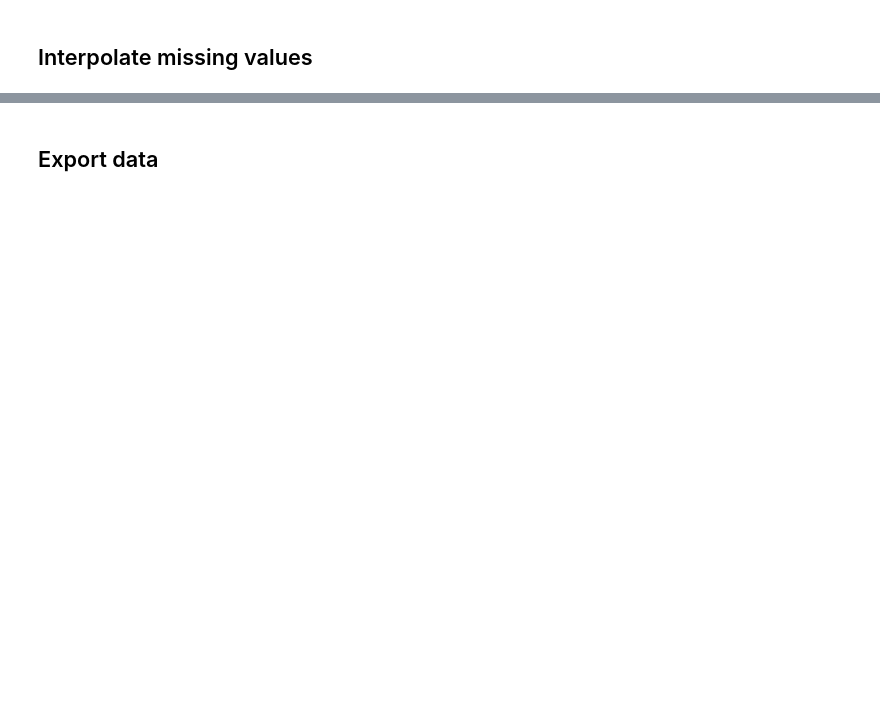
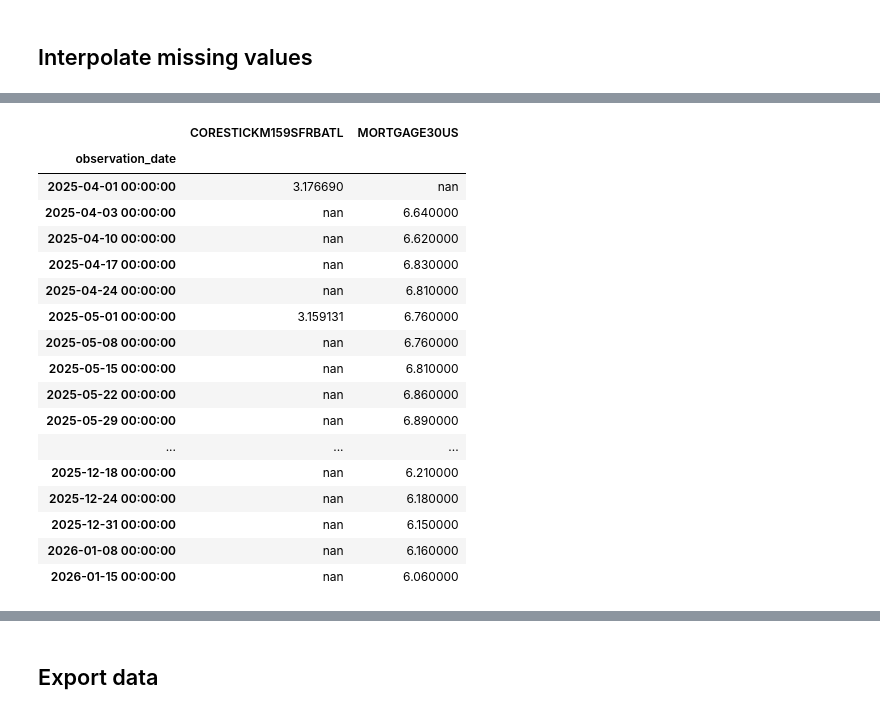
Before and after one commit to bgoetz-perso/practical-python-for-time-series-analysis-5452014, a Jupyter notebook: notebooks/CH01_Join/Start.ipynb, the cells around one changed output, grey strips where cells are left out. Cells and saved outputs as stored; diff of their text form; code cells hidden in the pictures; blank space fills up the shorter version.

```diff
--- a/notebooks/CH01_Join/Start.ipynb
+++ b/notebooks/CH01_Join/Start.ipynb
@@ -27,7 +7,4 @@ df['Close'].plot()
 # %%
 import pandas as pd
 
-path = "../../data/FRED/CORESTICKM159SFRBATL.csv"
-df = pd.read_csv(path, index_col=0)
-
-df
+df1 = pd.read_csv(filepath_or_buffer=path, index_col='observation_date', parse_dates=True)
@@ -121,0 +68,26 @@ FileNotFoundError: [Errno 2] No such file or directory: '../../data/FRED/CORESTI
+# %%
+# unfortunately the inner join removed values because the frequencies of inflation and mortgage rates are different
+
+# look at what's currently in the dataframe
+pd.concat(objs=[df1,df2],axis=1).tail(50).style
+
+# gaps in the observation dates are not regular!
+# %% [output]
+|  | CORESTICKM159SFRBATL | MORTGAGE30US |
+| observation_date |  |  |
+| 2025-04-01 00:00:00 | 3.176690 | nan |
+| 2025-04-03 00:00:00 | nan | 6.640000 |
+| 2025-04-10 00:00:00 | nan | 6.620000 |
+| 2025-04-17 00:00:00 | nan | 6.830000 |
+| 2025-04-24 00:00:00 | nan | 6.810000 |
+| 2025-05-01 00:00:00 | 3.159131 | 6.760000 |
+| 2025-05-08 00:00:00 | nan | 6.760000 |
+| 2025-05-15 00:00:00 | nan | 6.810000 |
+| 2025-05-22 00:00:00 | nan | 6.860000 |
+| 2025-05-29 00:00:00 | nan | 6.890000 |
+| ... | ... | ... |
+| 2025-12-18 00:00:00 | nan | 6.210000 |
+| 2025-12-24 00:00:00 | nan | 6.180000 |
+| 2025-12-31 00:00:00 | nan | 6.150000 |
+| 2026-01-08 00:00:00 | nan | 6.160000 |
+| 2026-01-15 00:00:00 | nan | 6.060000 |
```
Also changed, not shown: parts of 33 cells of this notebook.
